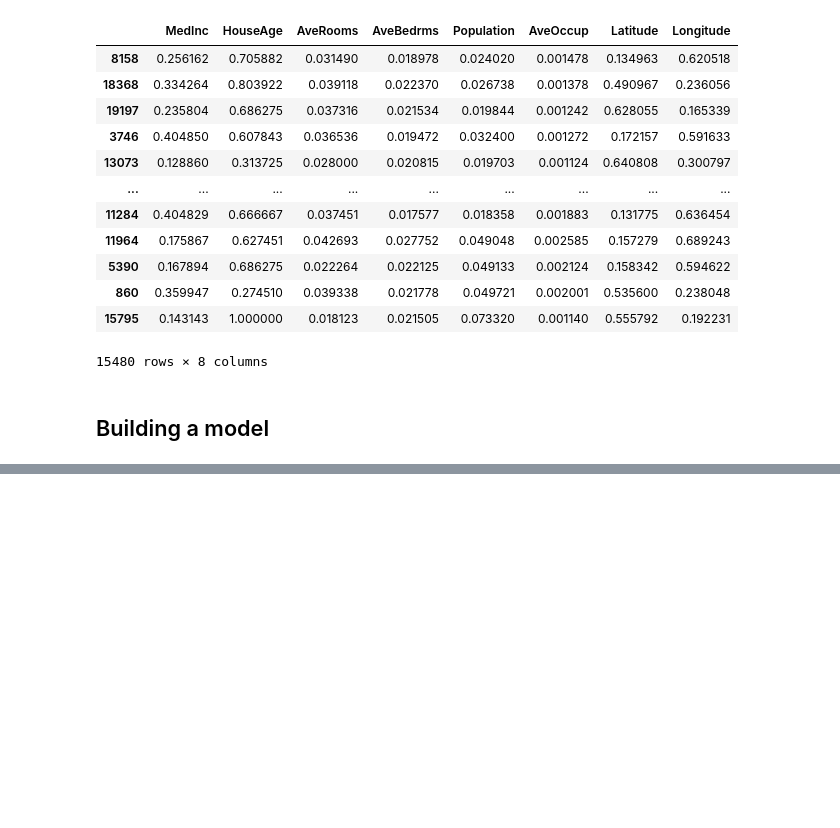
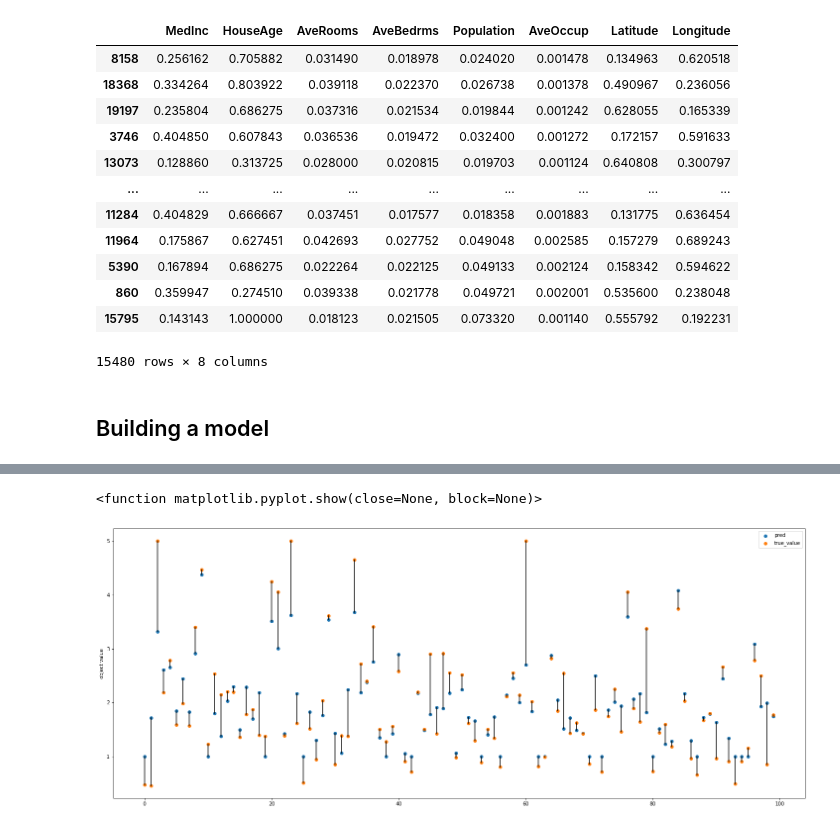
Before and after one commit to aldalinde/Neural_networks, a Jupyter notebook: hw_03_tensorflow.ipynb, the cells around one changed output, grey strips where cells are left out. Drawn from its saved outputs; the diff is of its cells as text; code cells hidden in the pictures; blank space fills up the shorter version.

Commit message:
working on the model issue: loss changing only to 0.44

```diff
--- a/hw_03_tensorflow.ipynb
+++ b/hw_03_tensorflow.ipynb
@@ -166,4 +180,7 @@ output_layer = Dense(1, activation='linear')(layer_1)
 # %%
 model=Model(inputs=input_data,outputs=output_layer)
-model.compile(optimizer=Adam(learning_rate=0.1),
-              loss=MeanSquaredError())
+model.compile(optimizer=Adam(learning_rate=0.05),
+              loss=MeanSquaredError(),
+              metrics=[RootMeanSquaredError(), MeanAbsolutePercentageError()])
+# %%
+model.fit(x_train_df.values, y_train_df.values, epochs = 30, validation_split = 0.2)
@@ -169,0 +211,2 @@ model.compile(optimizer=Adam(learning_rate=0.1),
+# %%
+test_predict = model.predict(x_test_df)
@@ -169,0 +215,2 @@ model.compile(optimizer=Adam(learning_rate=0.1),
+# %%
+y_test_df['predictions'] = test_predict
@@ -169,0 +233,12 @@ model.compile(optimizer=Adam(learning_rate=0.1),
+# %%
+x = np.arange(100)
+plt.figure(figsize=(25,10))
+plt.plot((x,x),(y_test_df['predictions'].values[:100], y_test_df['MedHouseVal'].values[:100]),c='black')
+plt.scatter(x, y_test_df['predictions'].values[:100], label='pred')
+plt.scatter(x, y_test_df['MedHouseVal'].values[:100], label='true_value')
+plt.ylabel('object value')
+plt.legend()
+plt.show
+# %% [output]
+<function matplotlib.pyplot.show(close=None, block=None)>
+[figure, added]
```
Also changed, not shown: parts of 11 cells of this notebook.
